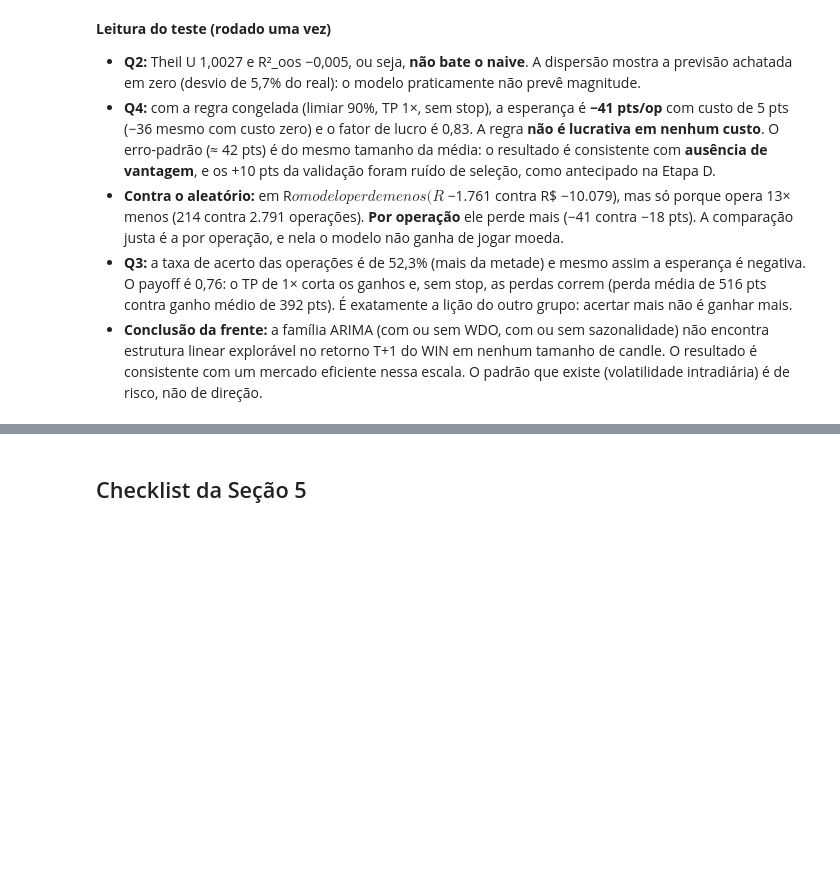
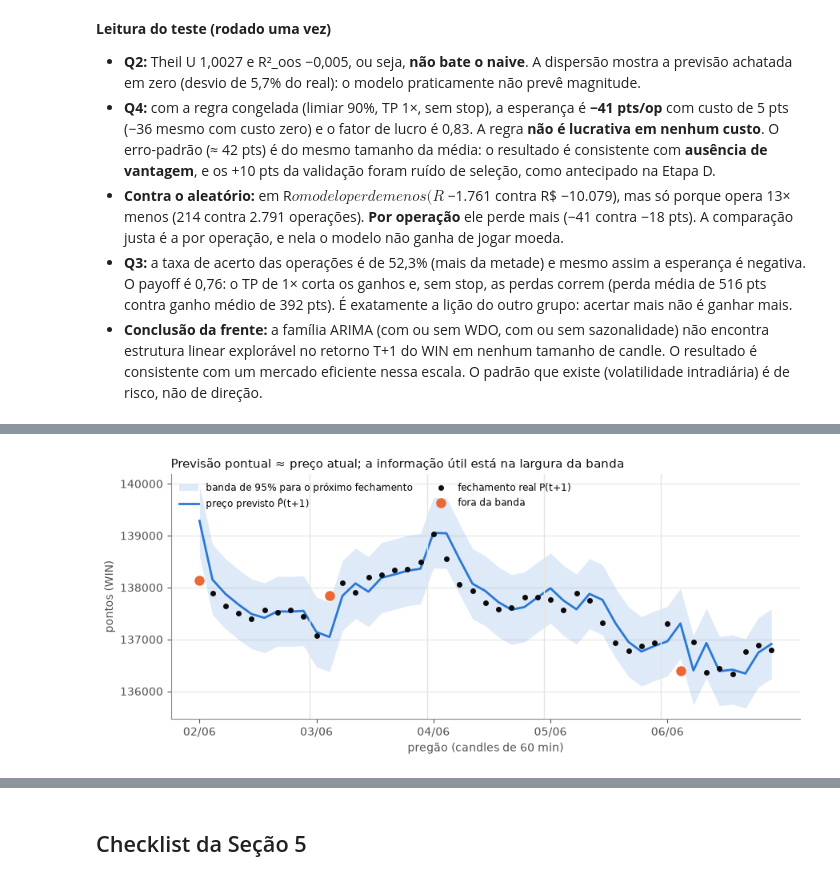
Before and after one commit to anabiaboorges/data_science_no_mercado_financeiro, a Jupyter notebook: frentes/estatistico/frente_estatistico.ipynb, the cells around one changed output, grey strips where cells are left out. Cells and saved outputs as stored; diff of their text form; code cells hidden in the pictures; blank space fills up the shorter version.

```diff
--- a/frentes/estatistico/frente_estatistico.ipynb
+++ b/frentes/estatistico/frente_estatistico.ipynb
@@ -482,0 +586,24 @@ print(Path(f"{SAIDA}/resumo.md").read_text())
+# %%
+# Exemplo em preço: uma semana do teste, candle a candle (sem os buracos da noite)
+sem = band_te.loc["2025-06-02":"2025-06-06"].copy()
+p_prev = sem.close * np.exp(sem.y_pred / 100)
+lo, hi = sem.close * np.exp(sem.lo95 / 100), sem.close * np.exp(sem.hi95 / 100)
+xi = np.arange(len(sem))
+fig, ax = plt.subplots(figsize=(9, 4))
+ax.fill_between(xi, lo, hi, color=AZUL, alpha=0.15, lw=0, label="banda de 95% para o próximo fechamento")
+ax.plot(xi, p_prev, color=AZUL, lw=2, label="preço previsto P̂(t+1)")
+ax.plot(xi, sem.close_prox, color=TINTA, lw=0, marker="o", ms=4, label="fechamento real P(t+1)")
+fora = (sem.close_prox < lo) | (sem.close_prox > hi)
+ax.plot(xi[fora], sem.close_prox[fora], color=LARANJA, lw=0, marker="o", ms=8, label="fora da banda")
+dias = pd.Series(sem.index.date)
+ini_dia = dias.ne(dias.shift()).to_numpy().nonzero()[0]
+ax.set_xticks(ini_dia, [f"{d:%d/%m}" for d in dias.iloc[ini_dia]])
+for k in ini_dia[1:]:
+    ax.axvline(k - 0.5, color="#e6e5e0", lw=1)
+ax.set_ylabel("pontos (WIN)"); ax.set_xlabel("pregão (candles de 60 min)")
+ax.set_title("Previsão pontual ≈ preço atual; a informação útil está na largura da banda", loc="left", fontsize=10.5)
+ax.legend(frameon=False, loc="upper left", fontsize=8.5, ncol=2)
+ax.grid(axis="y", color="#e6e5e0", lw=0.8); ax.set_axisbelow(True)
+fig.tight_layout(); fig.savefig(f"{SAIDA}/bandas_exemplo_semana.png", dpi=150); plt.show()
+# %% [output]
+[figure, added]
```
Also changed, not shown: parts of 10 cells of this notebook, 11 other files.
